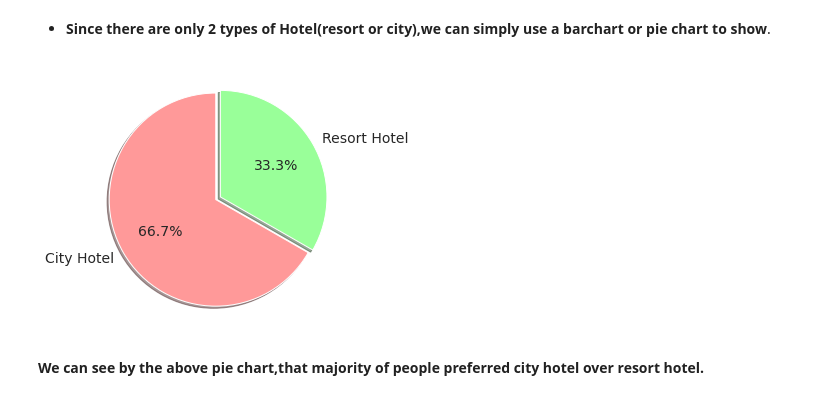
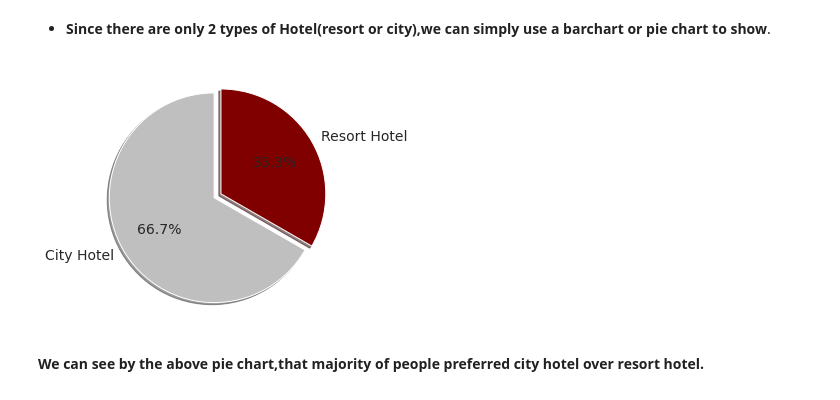
Before and after one commit to praveenbejo95/Hotel-booking-analysis-EDA-, a Jupyter notebook: Hotel_Booking_Analysis_EDA_Capstone_Project.ipynb, the cells around one changed output. Saved outputs shown, nothing was run; the diff lists cells and outputs as text; code cells hidden in the pictures.

```diff
--- a/Hotel_Booking_Analysis_EDA_Capstone_Project.ipynb
+++ b/Hotel_Booking_Analysis_EDA_Capstone_Project.ipynb
@@ -147,14 +148,14 @@ df.describe() #Statistical aspect of the dataframe
 # %%
 labels = df['hotel'].value_counts().index.tolist() #Indexing labels.tolist() will convert the index to list for each manipulation
 sizes = df['hotel'].value_counts().tolist() #Convert value counts to list
-explode = (0,0.05) # It determine how much each section is seperated from each other
-colors = ["#ff9999","#99ff99"] #Determine the color of pie chart
+explode = (0,0.075) # It determine how much each section is seperated from each other
+colors = ["0.75","maroon"] #Determine the color of pie chart
 
 plt.pie(sizes,explode=explode,labels=labels,colors=colors,autopct='%1.1f%%',shadow=True,startangle=90,textprops={'fontsize':14})
 plt.tight_layout()
 plt.show()
 # %% [output]
-[figure, old version]
+[figure, new version]
 # %% [markdown]
 **We can see by the above pie chart,that majority of people preferred city hotel over resort hotel.**
 # %%
```
Also changed, not shown: parts of 21 cells of this notebook.
